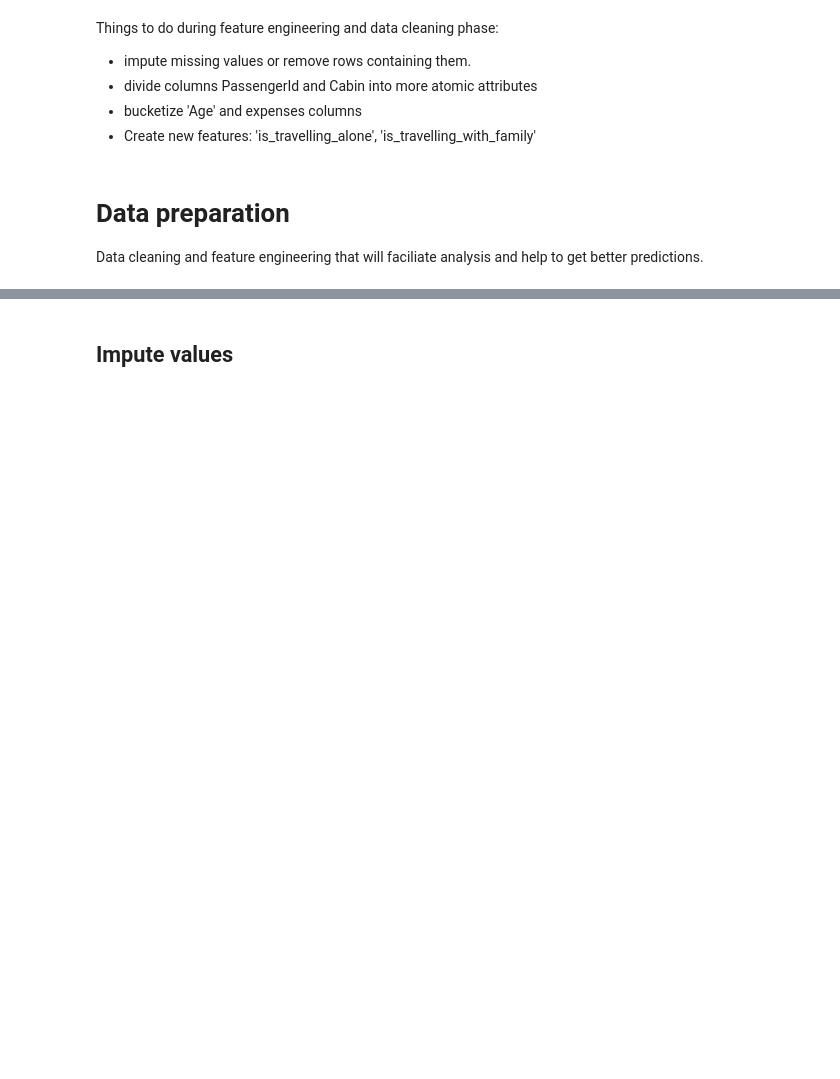
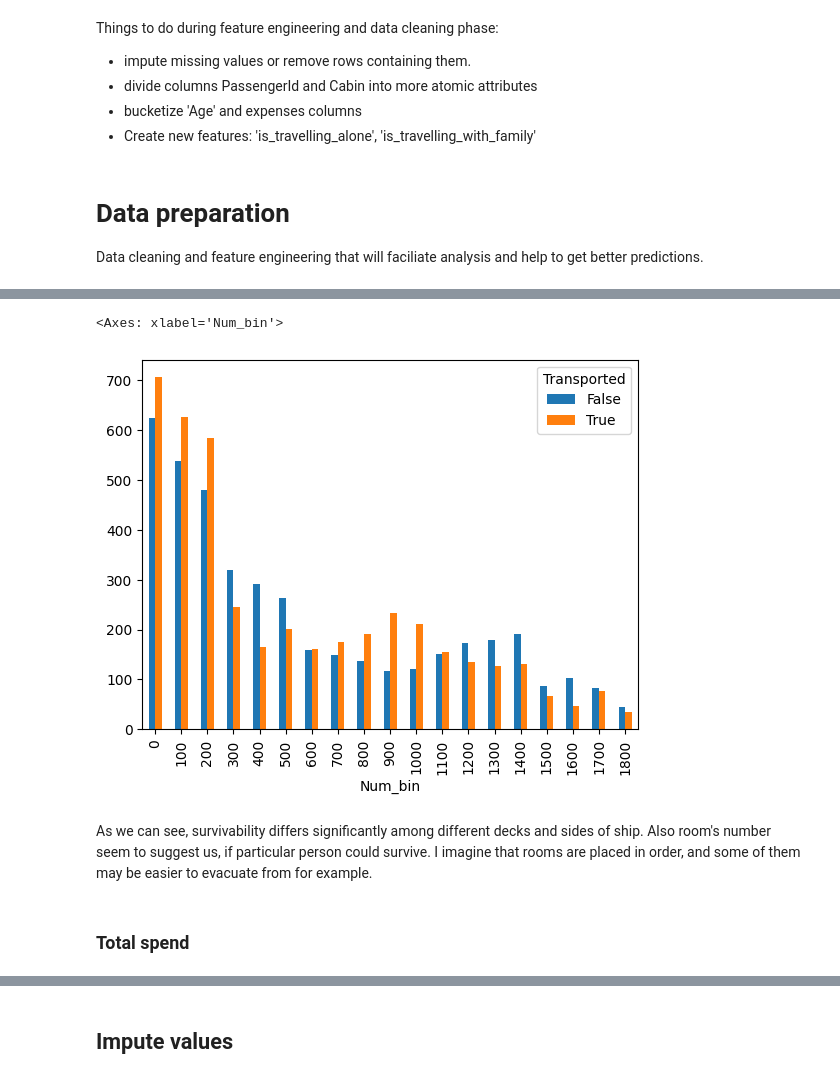
Before and after one commit to KosAqH/World-Tour-EDA, a Jupyter notebook: Space Titanic/analyse.ipynb, the cells around one changed output, grey strips where cells are left out. Cells and saved outputs as stored; diff of their text form; code cells hidden in the pictures; blank space fills up the shorter version.

```diff
--- a/Space Titanic/analyse.ipynb
+++ b/Space Titanic/analyse.ipynb
@@ -133,0 +206,12 @@ Data cleaning and feature engineering that will faciliate analysis and help to g
+# %%
+df["Num_bin"] = df["Num"].apply(lambda x: x // 100 * 100)
+# %%
+df_g = df.groupby("Num_bin")["Transported"].value_counts().unstack()
+df.groupby("Num_bin")["Transported"].value_counts().unstack().plot(kind="bar")
+# %% [output]
+<Axes: xlabel='Num_bin'>
+[figure, added]
+# %% [markdown]
+As we can see, survivability differs significantly among different decks and sides of ship. Also room's number seem to suggest us, if particular person could survive. I imagine that rooms are placed in order, and some of them may be easier to evacuate from for example.
+# %% [markdown]
+### Total spend
```
Also changed, not shown: parts of 29 cells of this notebook.
